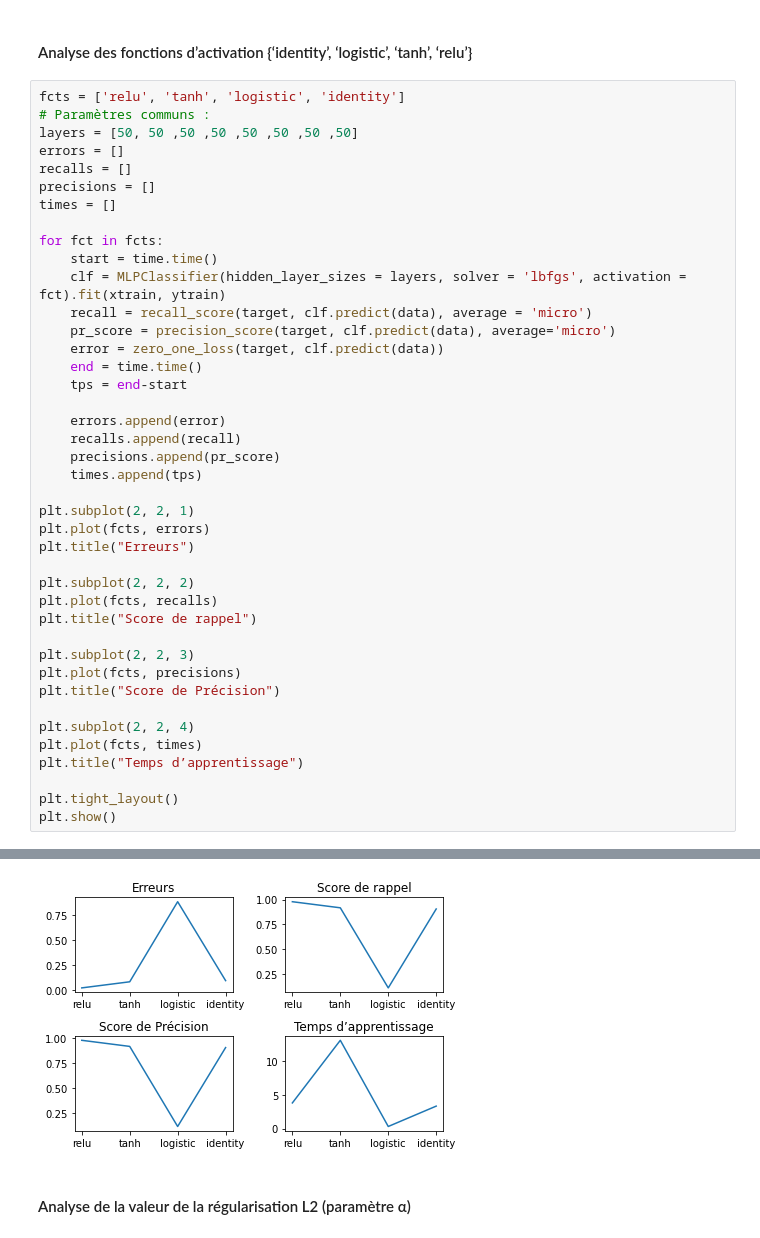
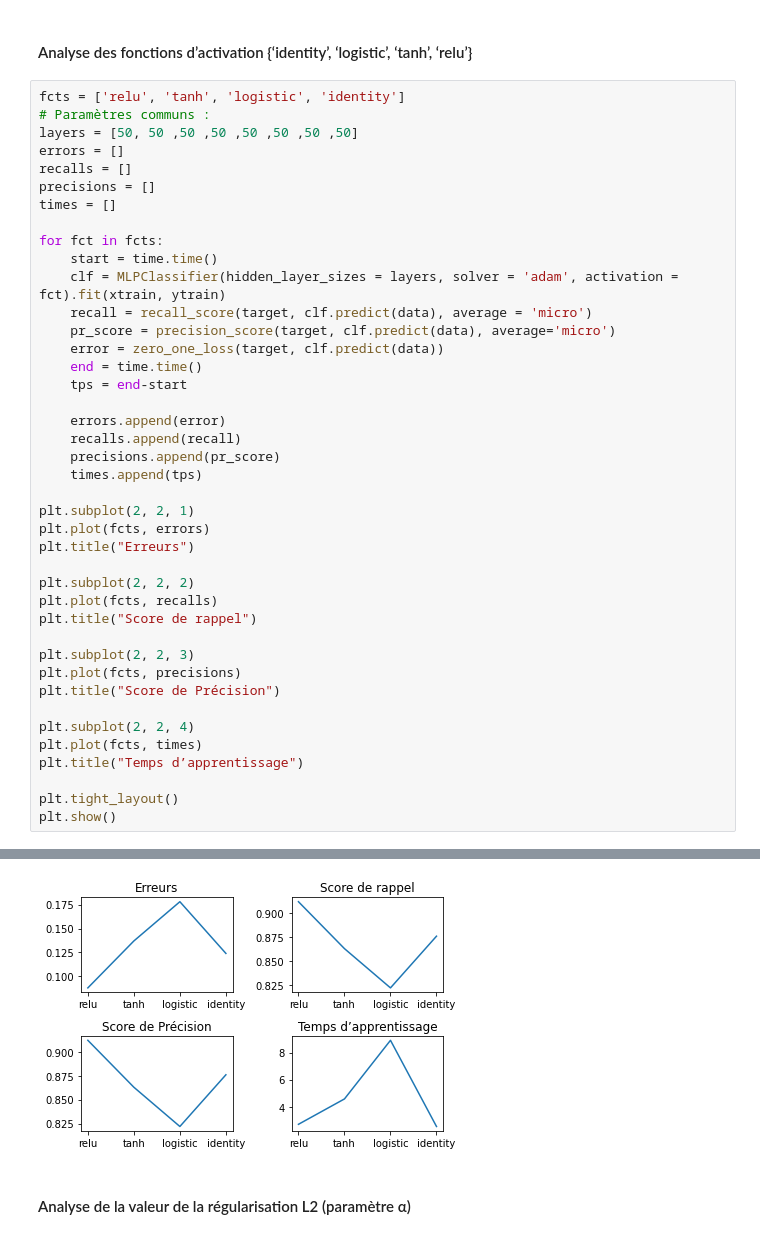
Before and after one commit to LMAGallois/AP_Supervis-, a Jupyter notebook: TP2_ANN.ipynb, the cells around one changed output, grey strips where cells are left out. Drawn from its saved outputs; the diff is of its cells as text.

Commit message:
test avec adam

```diff
--- a/TP2_ANN.ipynb
+++ b/TP2_ANN.ipynb
@@ -191,7 +191,7 @@ times = []
 
 for fct in fcts:
     start = time.time()
-    clf = MLPClassifier(hidden_layer_sizes = layers, solver = 'lbfgs', activation = fct).fit(xtrain, ytrain)
+    clf = MLPClassifier(hidden_layer_sizes = layers, solver = 'adam', activation = fct).fit(xtrain, ytrain)
     recall = recall_score(target, clf.predict(data), average = 'micro')
     pr_score = precision_score(target, clf.predict(data), average='micro')
     error = zero_one_loss(target, clf.predict(data))
@@ -235,4 +225,4 @@ Increase the number of iterations (max_iter) or scale the data as shown in:
-[figure, old version]
+[figure, new version]
 # %% [markdown]
 #### Analyse de la valeur de la régularisation L2 (paramètre α)
 # %%
```
Also changed, not shown: parts of 2 cells of this notebook.
